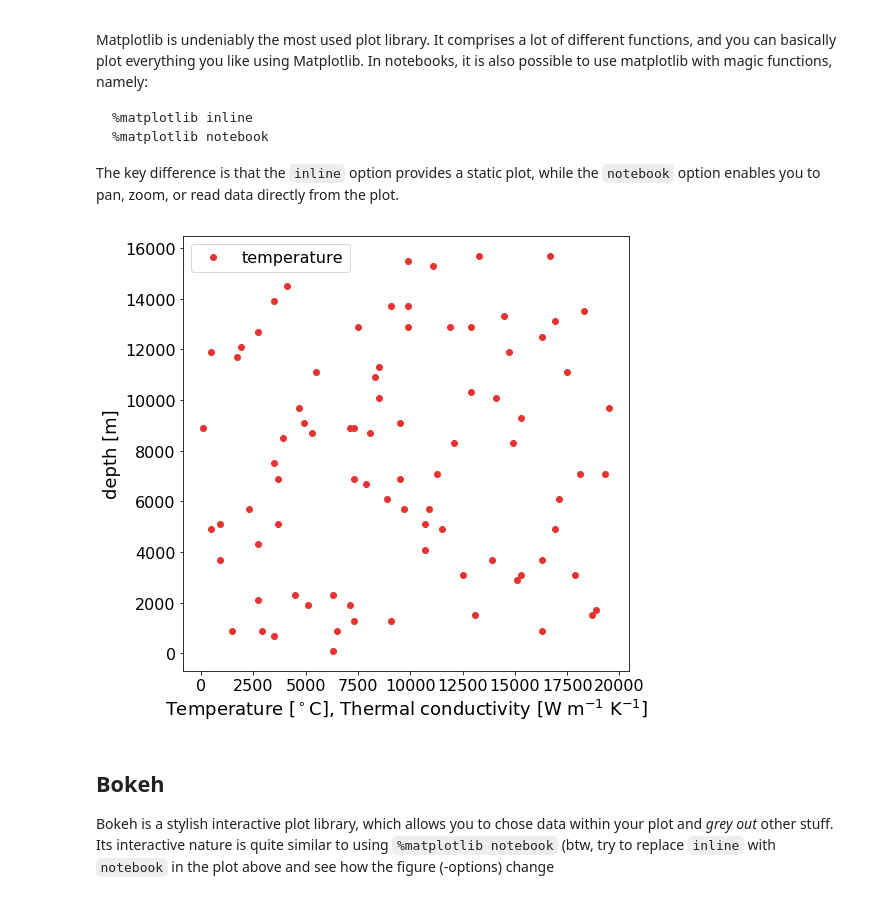
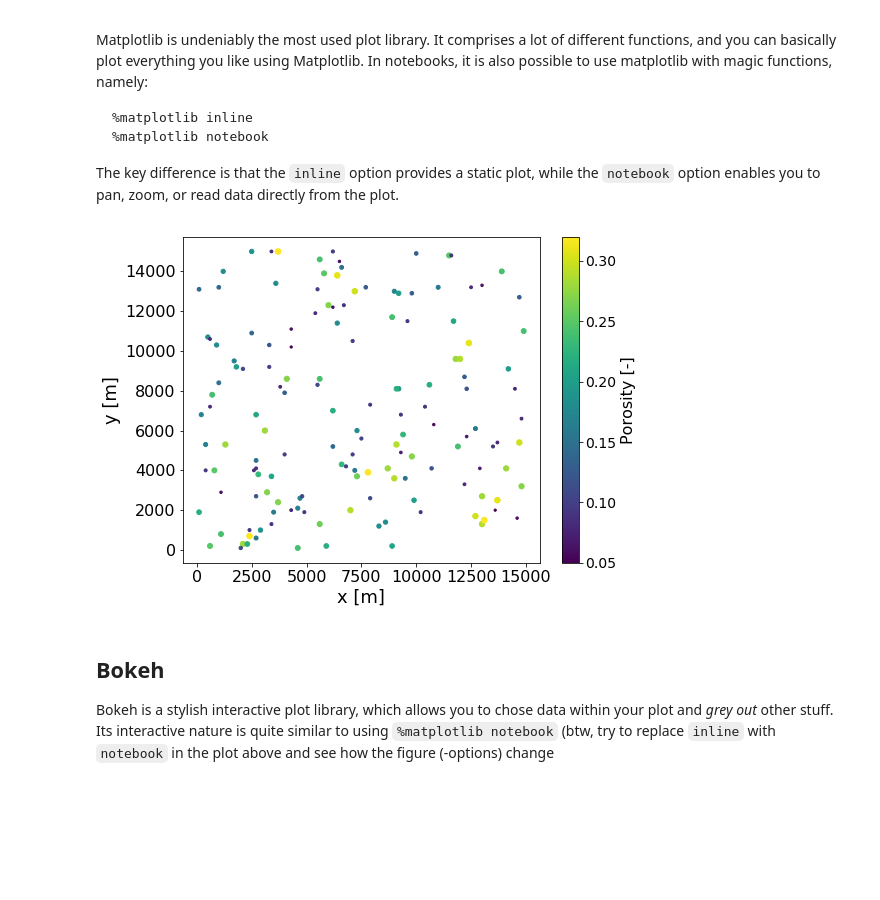
Before and after one commit to Japhiolite/geothermics, a Jupyter notebook: 00_Plotting_in_python.ipynb, the cells around one changed output. Drawn from its saved outputs; the diff is of its cells as text; code cells hidden in the pictures; blank space fills up the shorter version.

Commit message:
update plot notebook

```diff
--- a/00_Plotting_in_python.ipynb
+++ b/00_Plotting_in_python.ipynb
@@ -57,0 +30,3 @@ ds
+# %%
+ds = p.read_csv('por_perm.csv')
+ds
@@ -68,20 +62,27 @@ The key difference is that the `inline` option provides a static plot, while the
 # %%
 import matplotlib.pyplot as plt
 %matplotlib inline
 
 # a usual way to create adjustable plots inline of notebooks is to create a figure space and add
 # the plot as a subplot
-fig = plt.figure(figsize=(8,8))
+fig = plt.figure(figsize=(8,6))
 fig.add_subplot(111)
-a=plt.plot(ds['x_[m]'],ds['y_[m]'],'o',color=(0.9,0.2,0.2),label='temperature')
-#b=plt.plot(TC,depth,'g-',label='thermal conductivity',linewidth=2)
-plt.xlabel('Temperature [$^\circ$C], Thermal conductivity [W m$^{-1}$ K$^{-1}$]',fontsize=18)
-plt.ylabel('depth [m]',fontsize=18)
-#getting the axes ticks in a bigger font is often desireable
-plt.legend(fontsize=16)
+#a=plt.plot(ds['x_[m]'],ds['y_[m]'],'o',color=(0.9,0.2,0.2),label='porosity')
+b = plt.scatter(ds['x_[m]'],ds['y_[m]'],s=ds['por_[dec]']*100,c=ds['por_[dec]'],label='porosity')
+
+# to know the color coding, it is always good to add a colorbar
+cbar = fig.colorbar(b)
+
+# axes schould always be labeled
+plt.xlabel('x [m]',fontsize=18)
+plt.ylabel('y [m]',fontsize=18)
+
+#getting the axes ticks in a bigger font is often desireable, for axes, labels..everything
 plt.tick_params(axis='both',labelsize=16)
+cbar.ax.tick_params(labelsize=14)
+cbar.set_label(label='Porosity [-]',fontsize=16)
 # %% [output]
-[figure, old version]
+[figure, new version]
 # %% [markdown]
 ## Bokeh
 Bokeh is a stylish interactive plot library, which allows you to chose data within your plot and *grey out* other stuff.
```
Also changed, not shown: parts of 12 cells of this notebook, 3 other files.
